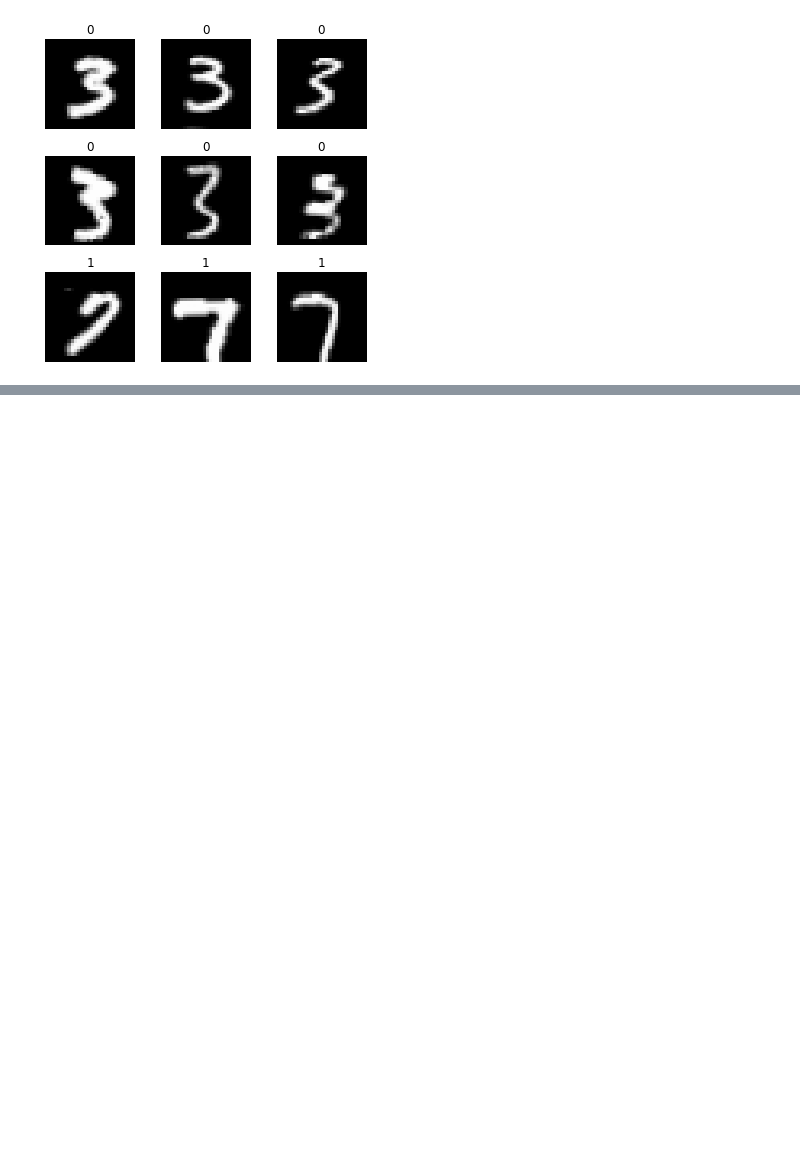
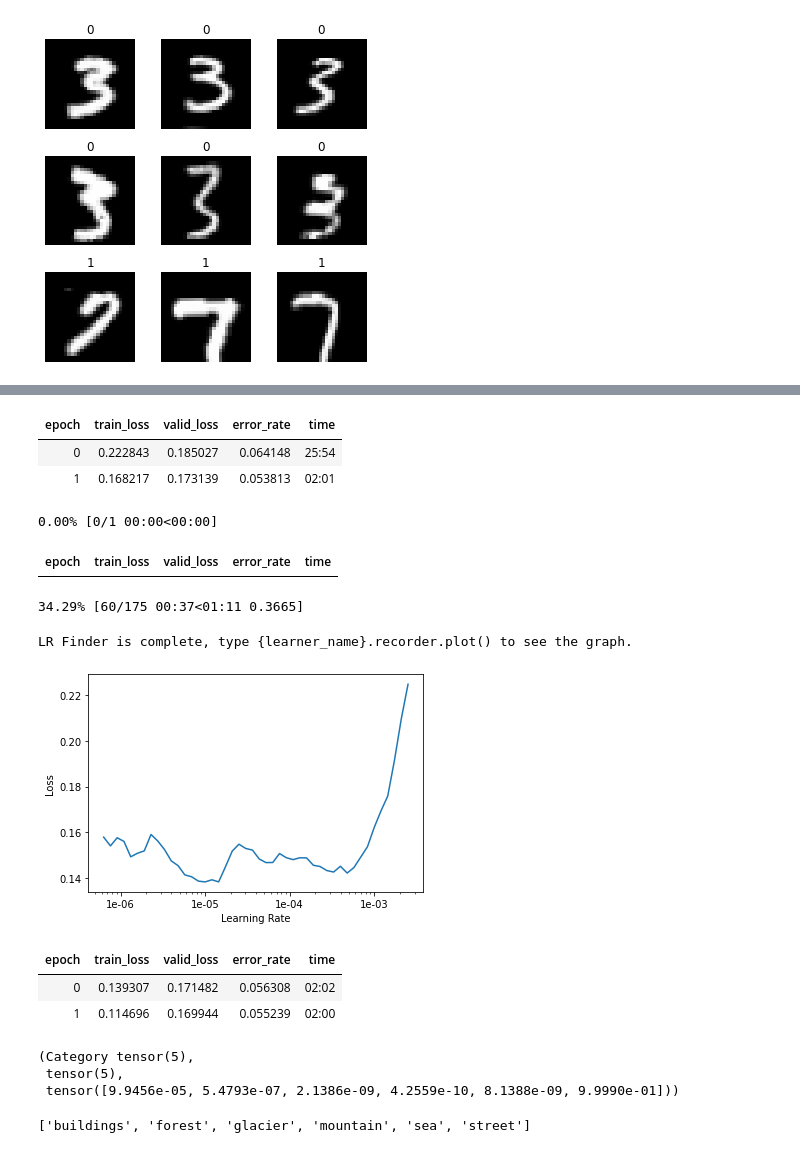
Before and after one commit to chriswebb31/FastAI, a Jupyter notebook: Lesson1.ipynb, the cells around one changed output, grey strips where cells are left out. Saved outputs shown, nothing was run; the diff lists cells and outputs as text; code cells hidden in the pictures; blank space fills up the shorter version.

```diff
--- a/Lesson1.ipynb
+++ b/Lesson1.ipynb
@@ -293,0 +344,6 @@ data.classes
+# %%
+learn.fit_one_cycle(2, max_lr=slice(1e-6, 1e-3))
+# %% [output]
+| epoch | train_loss | valid_loss | error_rate | time |
+| 0 | 0.222843 | 0.185027 | 0.064148 | 25:54 |
+| 1 | 0.168217 | 0.173139 | 0.053813 | 02:01 |
@@ -293,0 +352,15 @@ data.classes
+# %%
+learn.lr_find()
+learn.recorder.plot()
+# %% [output]
+0.00% [0/1 00:00<00:00]
+| epoch | train_loss | valid_loss | error_rate | time |
+34.29% [60/175 00:37<01:11 0.3665]
+LR Finder is complete, type {learner_name}.recorder.plot() to see the graph.
+[figure, added]
+# %%
+learn.fit_one_cycle(2, max_lr=1e-5)
+# %% [output]
+| epoch | train_loss | valid_loss | error_rate | time |
+| 0 | 0.139307 | 0.171482 | 0.056308 | 02:02 |
+| 1 | 0.114696 | 0.169944 | 0.055239 | 02:00 |
@@ -293,0 +371,7 @@ data.classes
+# %%
+pred_class,pred_idx,outputs = learn.predict(open_image(prediction_path + '/seg_pred/' + '3.jpg'))
+pred_class,pred_idx,outputs
+# %% [output]
+(Category tensor(5),
+ tensor(5),
+ tensor([9.9456e-05, 5.4793e-07, 2.1386e-09, 4.2559e-10, 8.1388e-09, 9.9990e-01]))
@@ -293,0 +380,4 @@ data.classes
+# %%
+learn.data.classes
+# %% [output]
+['buildings', 'forest', 'glacier', 'mountain', 'sea', 'street']
```
Also changed, not shown: parts of 15 cells of this notebook.
